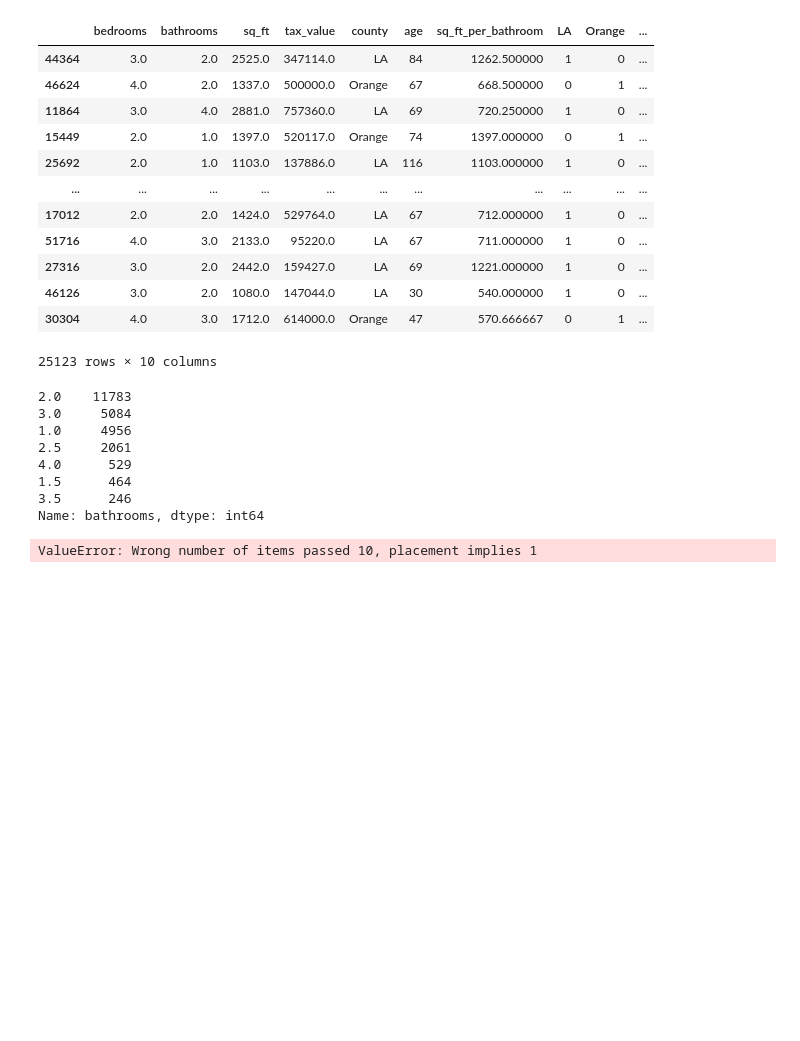
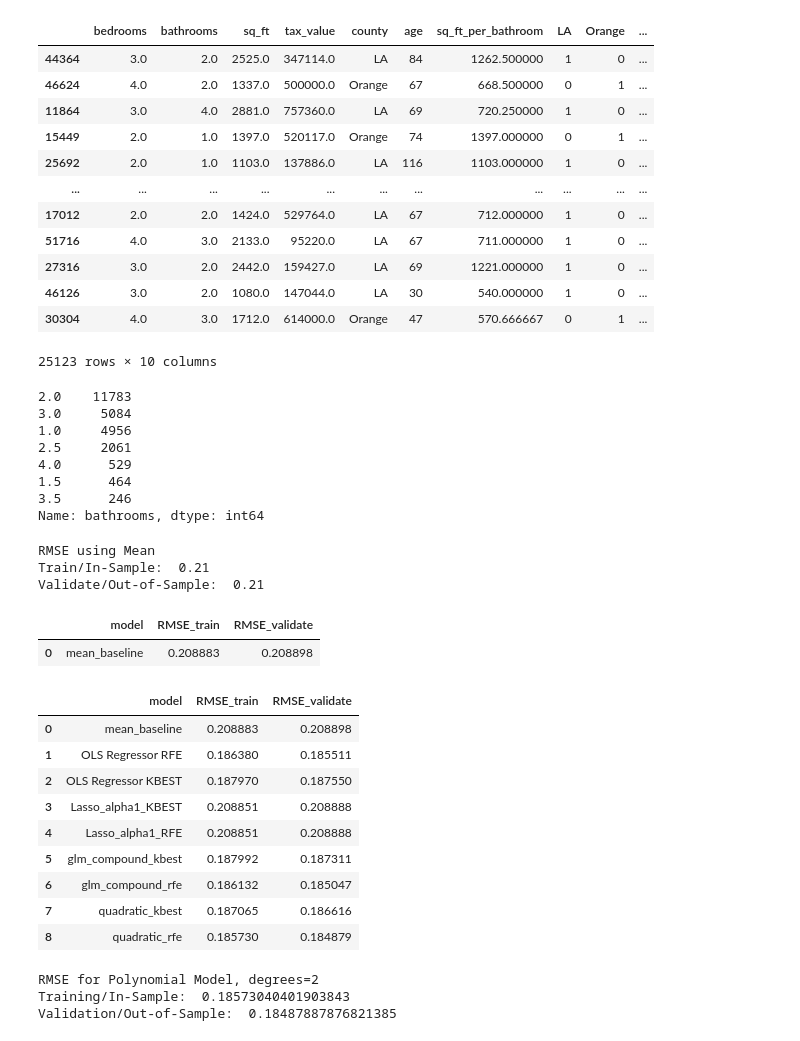
Before and after one commit to brianclements03/Regression_Project, a Jupyter notebook: troubleshooting.ipynb, the cells around one changed output. Drawn from its saved outputs; the diff is of its cells as text; code cells hidden in the pictures; blank space fills up the shorter version.

```diff
--- a/troubleshooting.ipynb
+++ b/troubleshooting.ipynb
@@ -86,6 +86,55 @@ copy.bathrooms.value_counts()
 3.5      246
 Name: bathrooms, dtype: int64
 # %%
-copy['has_half_bath'] = copy[copy.bathrooms == '1.5']
+# copy['has_half_bath'] = copy[copy.bathrooms == '1.5']
-# %% [output]
-ValueError: Wrong number of items passed 10, placement implies 1
+# %%
+# 1. Predict tax_value_pred_mean
+# I create here new columns in the y_ data sets too hold the baseline value I am working with.
+tax_value_pred_mean = y_train_scaled.tax_value.mean()
+y_train_scaled['tax_value_pred_mean'] = round(tax_value_pred_mean, 2)
+y_validate_scaled['tax_value_pred_mean'] = round(tax_value_pred_mean,2)
+y_test_scaled['tax_value_pred_mean'] = round(tax_value_pred_mean,2)
+# %%
+# 2. RMSE of tax_value_pred_mean
+# Here, I calculate the Root Mean Squared Error of the baseline and print it
+from sklearn.metrics import mean_squared_error
+
+rmse_train = mean_squared_error(y_train_scaled.tax_value,
+                                y_train_scaled.tax_value_pred_mean) ** .5
+rmse_validate = mean_squared_error(y_validate_scaled.tax_value, y_validate_scaled.tax_value_pred_mean) ** (0.5)
+
+print("RMSE using Mean\nTrain/In-Sample: ", round(rmse_train, 2),
+      "\nValidate/Out-of-Sample: ", round(rmse_validate, 2))
+# %% [output]
+RMSE using Mean
+Train/In-Sample:  0.21
+Validate/Out-of-Sample:  0.21
+# %%
+# Here, I create a DataFrame to insert the evaluation metrics of the different models; this datafram will be
+# taken in by the modeling function below and expanded on.
+metric_df = pd.DataFrame(data=[
+            {
+                'model': 'mean_baseline',
+                'RMSE_train': rmse_train,
+                'RMSE_validate': rmse_validate
+                }
+            ])
+metric_df
+# %% [output]
+|  | model | RMSE_train | RMSE_validate |
+| 0 | mean_baseline | 0.208883 | 0.208898 |
+# %%
+metric_df = model.run_all_models_on_all_data(X_train_kbest, y_train_scaled, X_validate_kbest, y_validate_scaled, X_train_rfe, X_validate_rfe, X_test_kbest, X_test_rfe, metric_df)
+# %%
+metric_df
+# %% [output]
+|  | model | RMSE_train | RMSE_validate |
+| 0 | mean_baseline | 0.208883 | 0.208898 |
+| 1 | OLS Regressor RFE | 0.186380 | 0.185511 |
+| 2 | OLS Regressor KBEST | 0.187970 | 0.187550 |
+| 3 | Lasso_alpha1_KBEST | 0.208851 | 0.208888 |
+| 4 | Lasso_alpha1_RFE | 0.208851 | 0.208888 |
+| 5 | glm_compound_kbest | 0.187992 | 0.187311 |
+| 6 | glm_compound_rfe | 0.186132 | 0.185047 |
+| 7 | quadratic_kbest | 0.187065 | 0.186616 |
+| 8 | quadratic_rfe | 0.185730 | 0.184879 |
@@ -91,0 +151,20 @@ ValueError: Wrong number of items passed 10, placement implies 1
+# %%
+# I use the RFE features here:
+# Create the model object
+lm2 = LinearRegression()
+
+# Fit the model to our test data.
+lm2.fit(X_test_degree2_rfe, y_test_scaled.tax_value)
+
+# Create a column in the y_test_scaled dataframe to hold the polynomial regression prediction:
+y_test_scaled['tax_value_pred_lm2_rfe'] = lm2.predict(X_test_degree2_rfe)
+
+# Evaluate by calculating its RMSE on test
+rmse_test = mean_squared_error(y_test_scaled.tax_value, y_test_scaled.tax_value_pred_lm2_rfe) ** (1/2)
+# A statement reminding us of the RMSE on the train and validate samples:
+print("RMSE for Polynomial Model, degrees=2\nTraining/In-Sample: ", metric_df.RMSE_train.iloc[8],
+      "\nValidation/Out-of-Sample: ", metric_df.RMSE_validate.iloc[8],)
+# %% [output]
+RMSE for Polynomial Model, degrees=2
+Training/In-Sample:  0.18573040401903843
+Validation/Out-of-Sample:  0.18487887876821385
```
Also changed, not shown: parts of 2 cells of this notebook, 2 other files.
